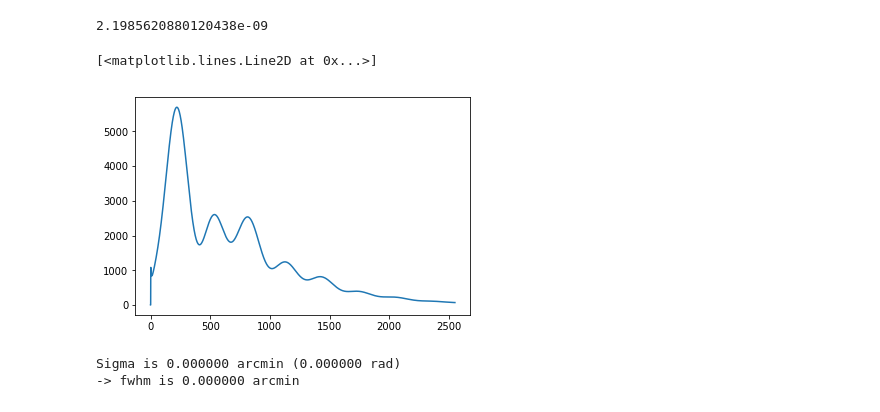
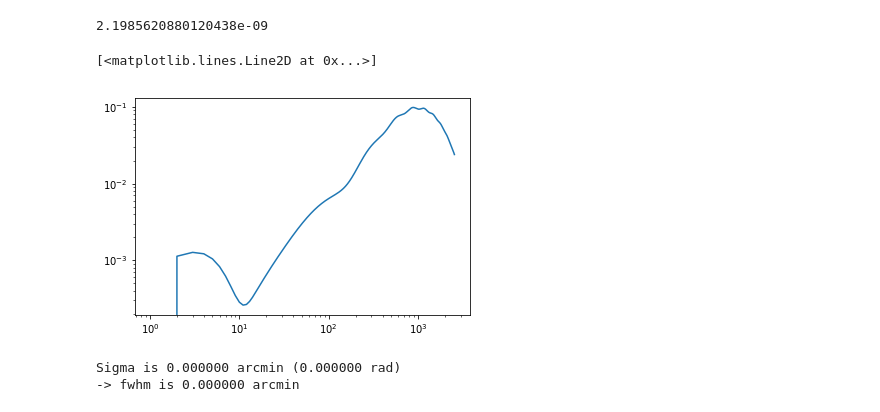
Before and after one commit to yaojian95/Ali_foreground, a Jupyter notebook: codes/Foregrounds.ipynb, the cells around one changed output. Drawn from its saved outputs; the diff is of its cells as text; code cells hidden in the pictures.

```diff
--- a/codes/Foregrounds.ipynb
+++ b/codes/Foregrounds.ipynb
@@ -221,7 +310,7 @@ plt.legend(fontsize = 20)
 pars = camb.CAMBparams(); pars.WantTensors = True
 #This function sets up CosmoMC-like settings, with one massive neutrino and helium set using BBN consistency
 pars.set_cosmology(H0=67.26, ombh2=0.022, omch2=0.1199, mnu=0.06, omk=0, tau=0.078)
-pars.InitPower.set_params(As=2.19856*1e-9, ns=0.9652, r=0.01)
+pars.InitPower.set_params(As=2.19856*1e-9, ns=0.9652, r=0.05)
 pars.set_for_lmax(2500, lens_potential_accuracy=0);
 results = camb.get_results(pars)
 powers =results.get_cmb_power_spectra(pars, CMB_unit='muK', raw_cl=True)
@@ -232,8 +321,8 @@ powers =results.get_cmb_power_spectra(pars, CMB_unit='muK', raw_cl=True)
 # %%
 total = np.transpose(powers['total'])
 lmax = 2550
 ell = np.arange(lmax + 1)
-plt.plot(ell, (ell*(ell+1))/2/np.pi*total[0])
+plt.loglog(ell, (ell*(ell+1))/2/np.pi*total[2])
 # %% [output]
 [<matplotlib.lines.Line2D at 0x...>]
-[figure, old version]
+[figure, new version]
```
Also changed, not shown: parts of 56 cells of this notebook, 1 other file.
